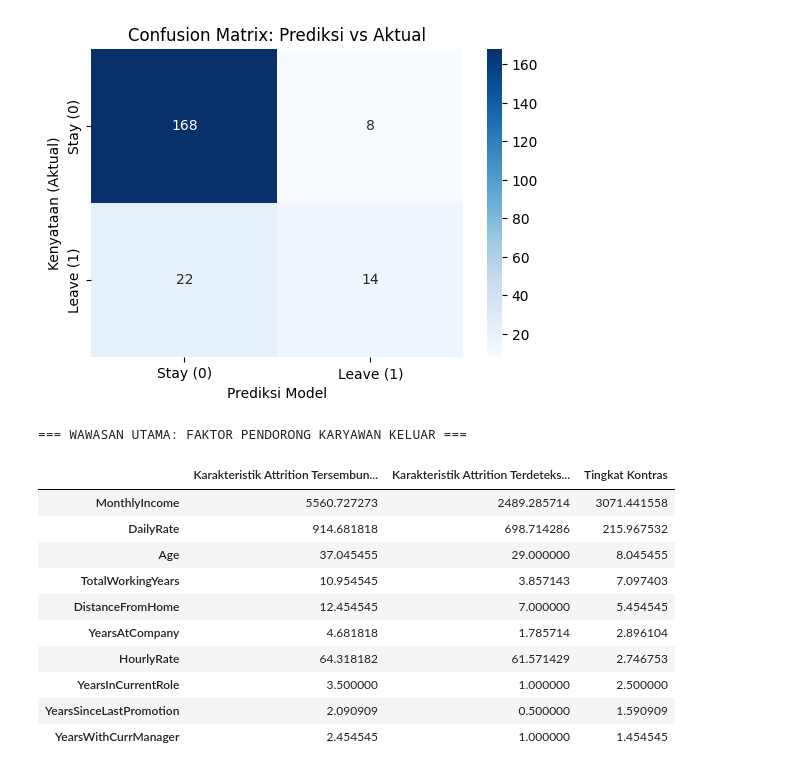
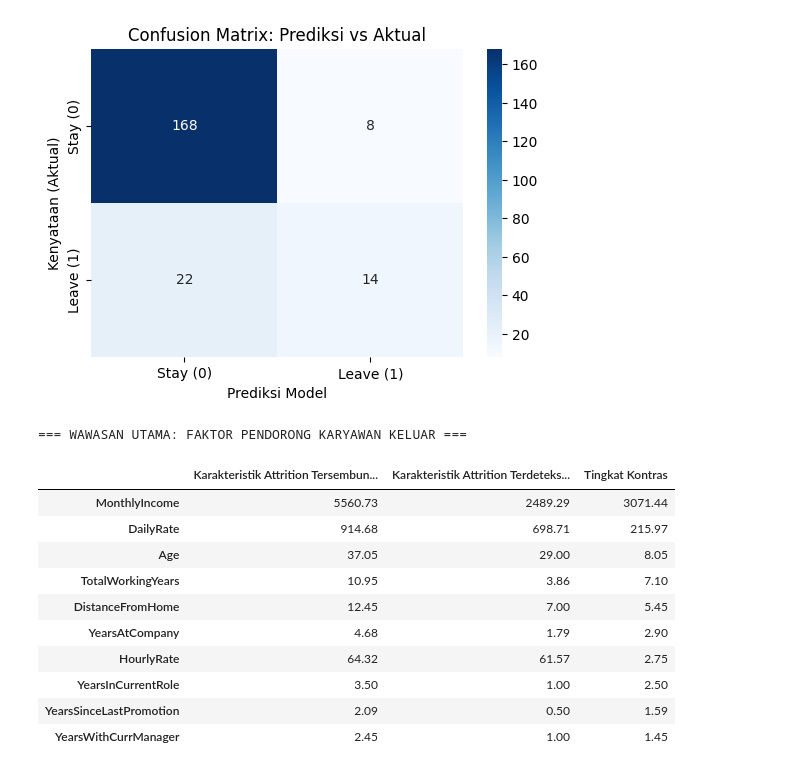
Before and after one commit to AnaRosyidah/a590_proyek_pertama, a Jupyter notebook: notebook.ipynb, the cells around one changed output. Saved outputs shown, nothing was run; the diff lists cells and outputs as text; code cells hidden in the pictures.

```diff
--- a/notebook.ipynb
+++ b/notebook.ipynb
@@ -359,32 +359,33 @@ true_positive = X_test_df[(X_test_df['Actual'] == 1) & (X_test_df['Predicted'] =
 # %%
 # --- ANALISIS WAWASAN BISNIS: MENGAPA KARYAWAN KELUAR? ---
 
-# 1. Identifikasi Karakteristik Karyawan
-# FN = Karyawan yang 'diam-diam' keluar (tidak tertangkap model)
-# TP = Karyawan yang 'jelas' keluar (berhasil tertangkap model)
-
+# 1. Identifikasi Karakteristik Karyawan dan Pembulatan
 comparison = pd.DataFrame({
     'Karakteristik Attrition Tersembunyi (FN)': false_negative.mean(),
     'Karakteristik Attrition Terdeteksi (TP)': true_positive.mean()
 })
 
-# 2. Hitung Selisih untuk Menemukan Faktor Pendorong Utama
+# 2. Hitung Selisih
 comparison['Tingkat Kontras'] = comparison['Karakteristik Attrition Tersembunyi (FN)'] - comparison['Karakteristik Attrition Terdeteksi (TP)']
 
+# 3. Tampilkan dengan pembulatan (misal: 2 angka di belakang koma)
 print("=== WAWASAN UTAMA: FAKTOR PENDORONG KARYAWAN KELUAR ===")
-# Menampilkan 10 fitur dengan kontras tertinggi untuk melihat pola yang paling kuat
-display(comparison.sort_values(by='Tingkat Kontras', ascending=False).head(10))
+
+# Menambahkan .round(2) sebelum head(10)
+hasil_akhir = comparison.sort_values(by='Tingkat Kontras', ascending=False).head(10).round(2)
+
+display(hasil_akhir)
 # %% [output]
 === WAWASAN UTAMA: FAKTOR PENDORONG KARYAWAN KELUAR ===
 |  | Karakteristik Attrition Tersembun... | Karakteristik Attrition Terdeteks... | Tingkat Kontras |
-| MonthlyIncome | 5560.727273 | 2489.285714 | 3071.441558 |
-| DailyRate | 914.681818 | 698.714286 | 215.967532 |
-| Age | 37.045455 | 29.000000 | 8.045455 |
-| TotalWorkingYears | 10.954545 | 3.857143 | 7.097403 |
-| DistanceFromHome | 12.454545 | 7.000000 | 5.454545 |
-| YearsAtCompany | 4.681818 | 1.785714 | 2.896104 |
-| HourlyRate | 64.318182 | 61.571429 | 2.746753 |
-| YearsInCurrentRole | 3.500000 | 1.000000 | 2.500000 |
-| YearsSinceLastPromotion | 2.090909 | 0.500000 | 1.590909 |
-| YearsWithCurrManager | 2.454545 | 1.000000 | 1.454545 |
+| MonthlyIncome | 5560.73 | 2489.29 | 3071.44 |
+| DailyRate | 914.68 | 698.71 | 215.97 |
+| Age | 37.05 | 29.00 | 8.05 |
+| TotalWorkingYears | 10.95 | 3.86 | 7.10 |
+| DistanceFromHome | 12.45 | 7.00 | 5.45 |
+| YearsAtCompany | 4.68 | 1.79 | 2.90 |
+| HourlyRate | 64.32 | 61.57 | 2.75 |
+| YearsInCurrentRole | 3.50 | 1.00 | 2.50 |
+| YearsSinceLastPromotion | 2.09 | 0.50 | 1.59 |
+| YearsWithCurrManager | 2.45 | 1.00 | 1.45 |
 # %% [markdown]
```
Also changed, not shown: parts of 5 cells of this notebook.
